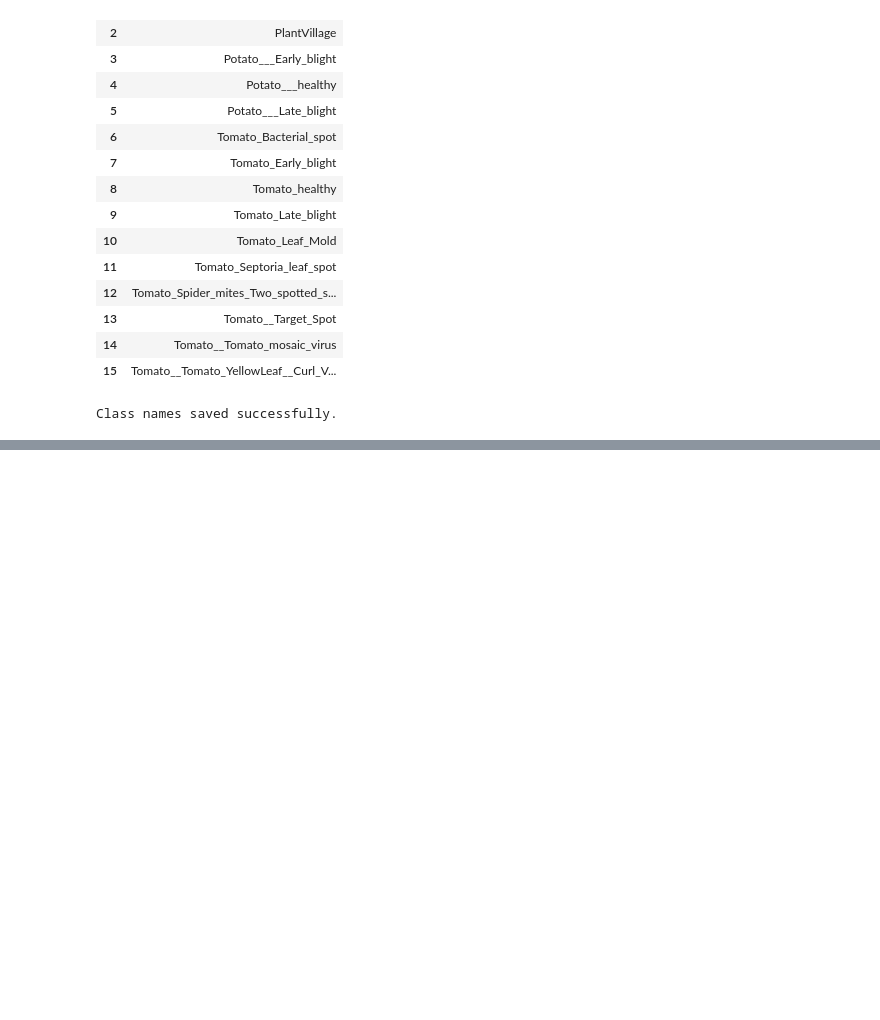
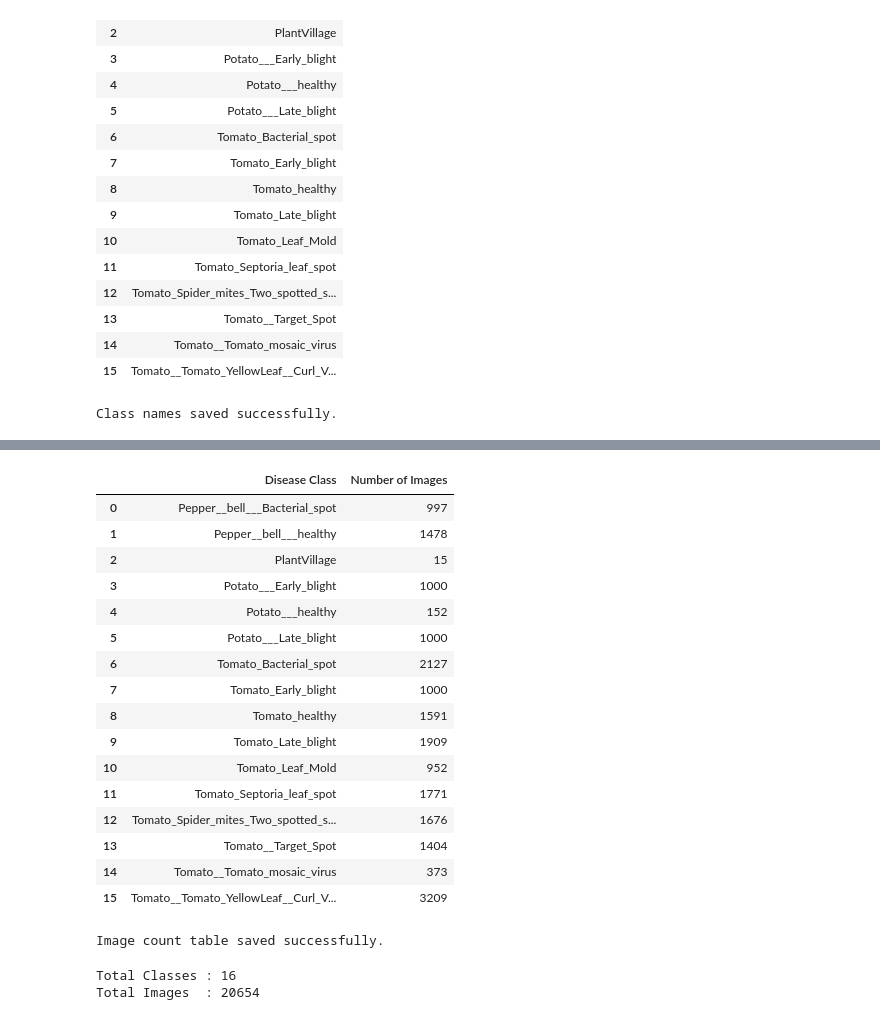
Before and after one commit to SAROV321/Crop-Disease-Detection-System, a Jupyter notebook: Eda.ipynb, the cells around one changed output, grey strips where cells are left out. Saved outputs shown, nothing was run; the diff lists cells and outputs as text; code cells hidden in the pictures; blank space fills up the shorter version.

```diff
--- a/Eda.ipynb
+++ b/Eda.ipynb
@@ -85,0 +115,39 @@ Class names saved successfully.
+# %%
+count_df = pd.DataFrame(
+    image_count.items(),
+    columns=["Disease Class", "Number of Images"]
+)
+
+count_df
+# %% [output]
+|  | Disease Class | Number of Images |
+| 0 | Pepper__bell___Bacterial_spot | 997 |
+| 1 | Pepper__bell___healthy | 1478 |
+| 2 | PlantVillage | 15 |
+| 3 | Potato___Early_blight | 1000 |
+| 4 | Potato___healthy | 152 |
+| 5 | Potato___Late_blight | 1000 |
+| 6 | Tomato_Bacterial_spot | 2127 |
+| 7 | Tomato_Early_blight | 1000 |
+| 8 | Tomato_healthy | 1591 |
+| 9 | Tomato_Late_blight | 1909 |
+| 10 | Tomato_Leaf_Mold | 952 |
+| 11 | Tomato_Septoria_leaf_spot | 1771 |
+| 12 | Tomato_Spider_mites_Two_spotted_s... | 1676 |
+| 13 | Tomato__Target_Spot | 1404 |
+| 14 | Tomato__Tomato_mosaic_virus | 373 |
+| 15 | Tomato__Tomato_YellowLeaf__Curl_V... | 3209 |
+# %%
+count_df.to_csv("Outputs/image_count.csv", index=False)
+
+print("Image count table saved successfully.")
+# %% [output]
+Image count table saved successfully.
+# %%
+total_images = count_df["Number of Images"].sum()
+
+print("Total Classes :", len(count_df))
+print("Total Images  :", total_images)
+# %% [output]
+Total Classes : 16
+Total Images  : 20654
```
Also changed, not shown: parts of 2 cells of this notebook, 1 other file.
